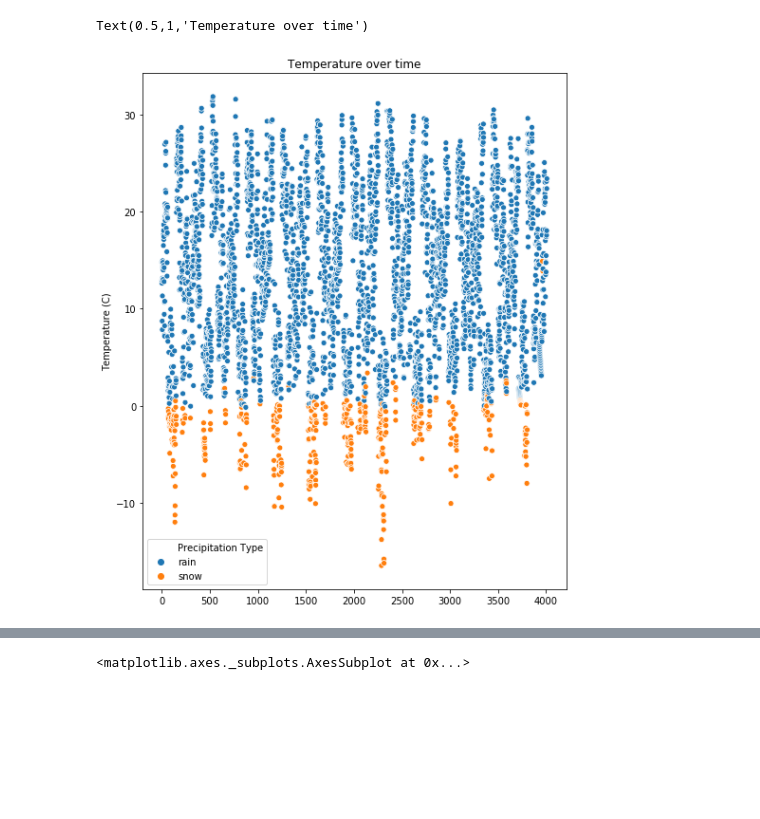
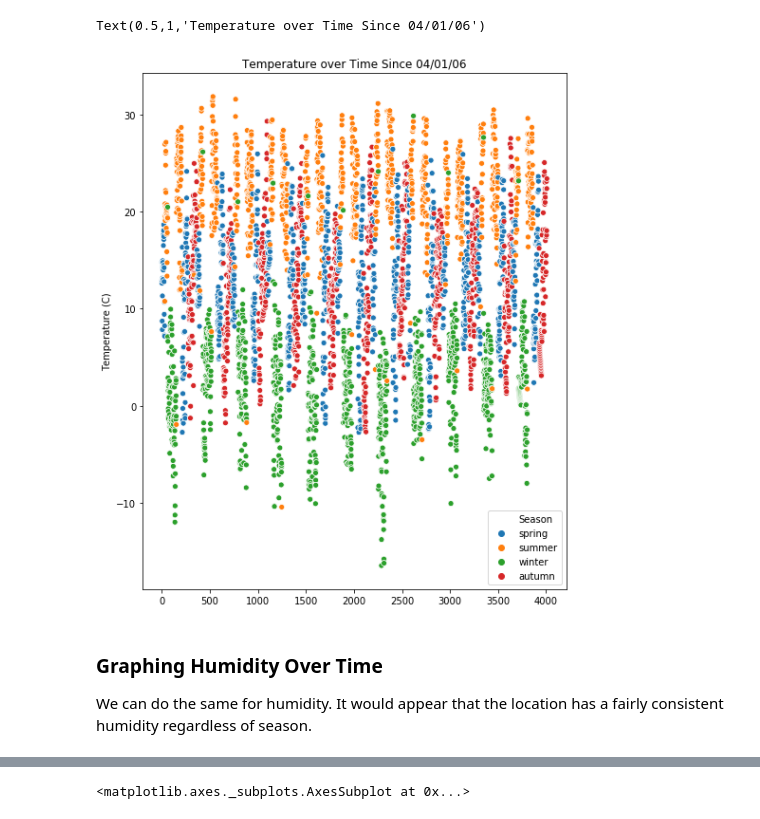
Before and after one commit to ColinChen1/ColinChen1.github.io, a Jupyter notebook: weather.ipynb, the cells around one changed output, grey strips where cells are left out. Saved outputs shown, nothing was run; the diff lists cells and outputs as text; code cells hidden in the pictures; blank space fills up the shorter version.

```diff
--- a/weather.ipynb
+++ b/weather.ipynb
@@ -124,9 +194,13 @@ print(data)
 # %%
 plt.figure(figsize=(8,10,))
-temp_plt = sns.scatterplot(x=range(data.shape[0]), y='Temperature (C)', hue='Precipitation Type', data=data)
-plt.title('Temperature over time')
+temp_plt = sns.scatterplot(x=range(data.shape[0]), y='Temperature (C)', hue='Season', data=data)
+plt.title('Temperature over Time Since 04/01/06')
 # %% [output]
-Text(0.5,1,'Temperature over time')
+Text(0.5,1,'Temperature over Time Since 04/01/06')
-[figure, old version]
+[figure, new version]
+# %% [markdown]
+### Graphing Humidity Over Time
+
+We can do the same for humidity. It would appear that the location has a fairly consistent humidity regardless of season.
 # %%
 plt.figure(figsize=(8,10,))
```
Also changed, not shown: parts of 24 cells of this notebook, 4 other files.
